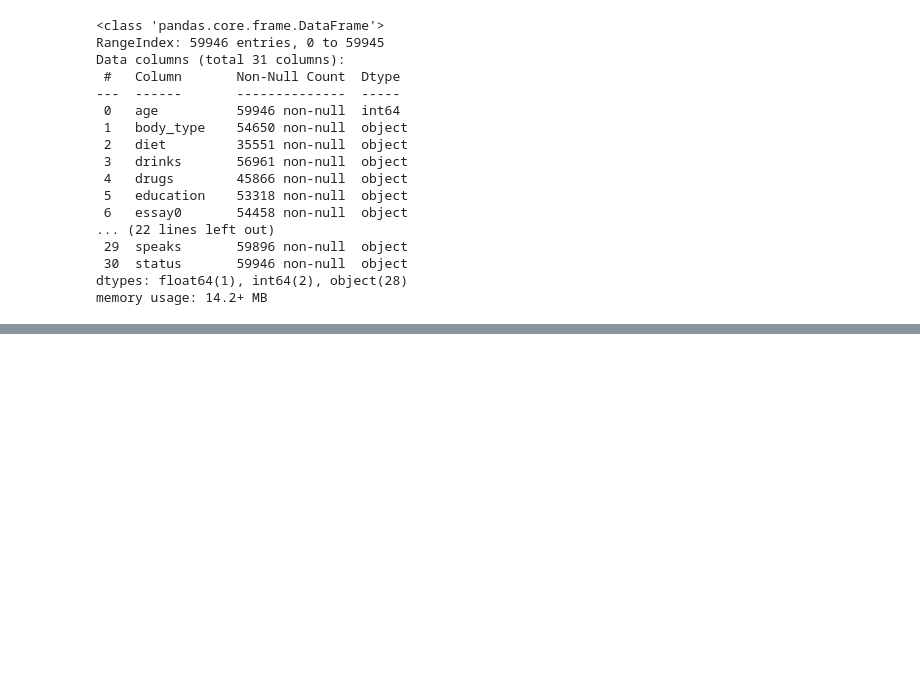
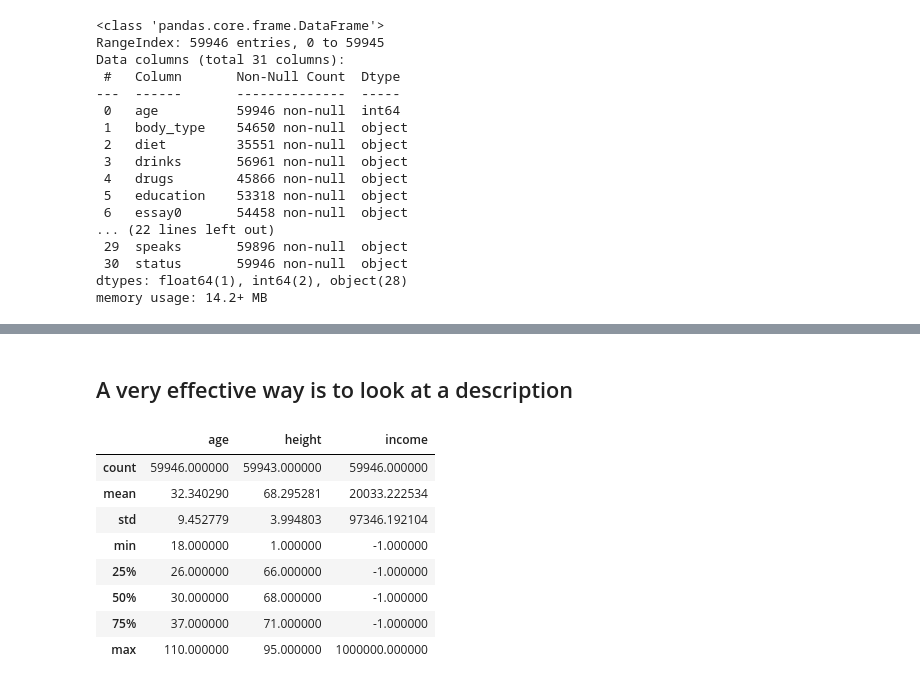
Before and after one commit to YSKAA423/OkCupid-Date-A-Scientist, a Jupyter notebook: Recommend_a_peer.ipynb, the cells around one changed output, grey strips where cells are left out. Cells and saved outputs as stored; diff of their text form; code cells hidden in the pictures; blank space fills up the shorter version.

```diff
--- a/Recommend_a_peer.ipynb
+++ b/Recommend_a_peer.ipynb
@@ -82,0 +108,14 @@ memory usage: 14.2+ MB
+# %% [markdown]
+## A very effective way is to look at a description
+# %%
+Ind.describe()
+# %% [output]
+|  | age | height | income |
+| count | 59946.000000 | 59943.000000 | 59946.000000 |
+| mean | 32.340290 | 68.295281 | 20033.222534 |
+| std | 9.452779 | 3.994803 | 97346.192104 |
+| min | 18.000000 | 1.000000 | -1.000000 |
+| 25% | 26.000000 | 66.000000 | -1.000000 |
+| 50% | 30.000000 | 68.000000 | -1.000000 |
+| 75% | 37.000000 | 71.000000 | -1.000000 |
+| max | 110.000000 | 95.000000 | 1000000.000000 |
```
Also changed, not shown: parts of 21 cells of this notebook.
